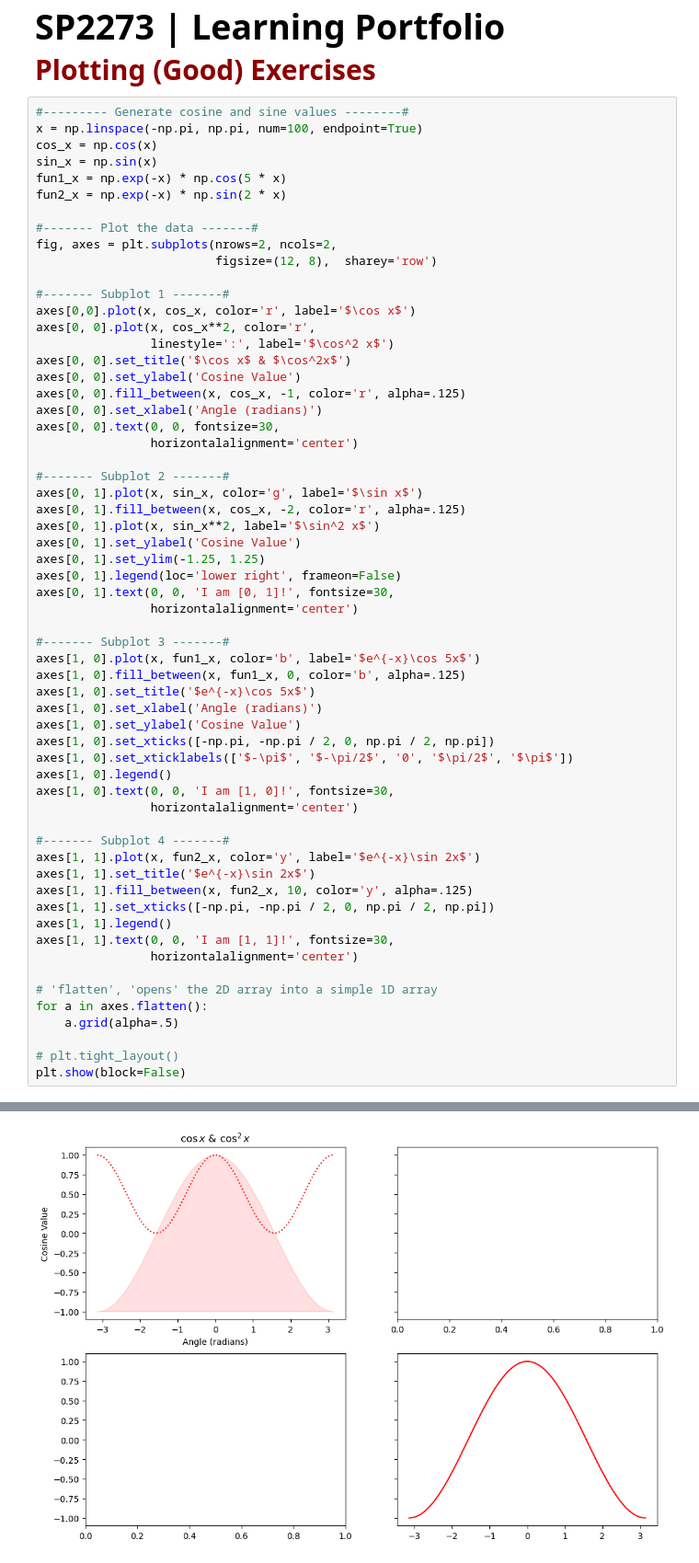
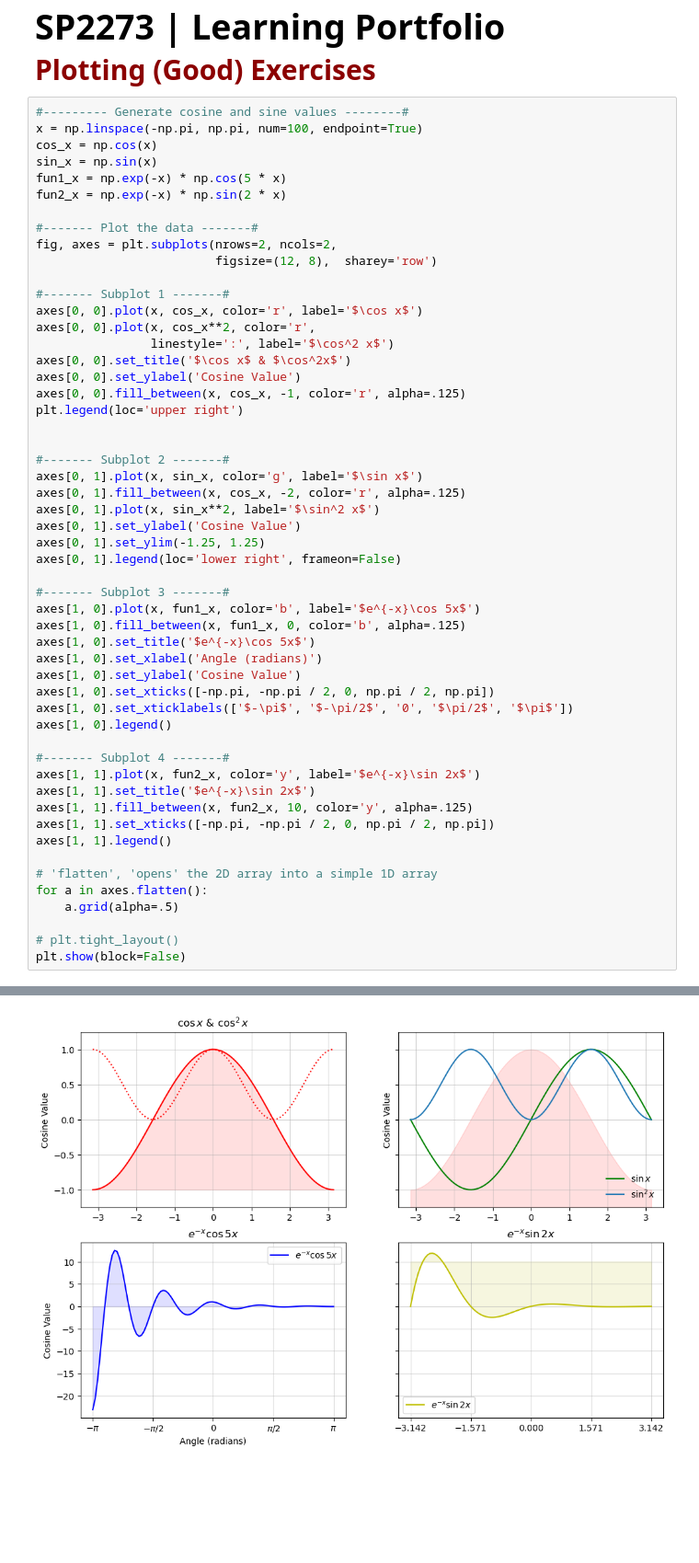
Before and after one commit to SPS-SP2273/learning-portfolio-2025-january-caitlinsylim, a Jupyter notebook: 7.2_plotting__exercises/plotting_(good)_exercises.ipynb, the cells around one changed output, grey strips where cells are left out. Shown at 92% size. Saved outputs shown, nothing was run; the diff lists cells and outputs as text; blank space fills up the shorter version.

Commit message:
11feb_plotting_gd_ex

```diff
--- a/7.2_plotting__exercises/plotting_(good)_exercises.ipynb
+++ b/7.2_plotting__exercises/plotting_(good)_exercises.ipynb
@@ -13,15 +13,14 @@ fig, axes = plt.subplots(nrows=2, ncols=2,
                          figsize=(12, 8),  sharey='row')
 
 #------- Subplot 1 -------#
-axes[0,0].plot(x, cos_x, color='r', label='$\cos x$')
+axes[0, 0].plot(x, cos_x, color='r', label='$\cos x$')
 axes[0, 0].plot(x, cos_x**2, color='r',
                 linestyle=':', label='$\cos^2 x$')
 axes[0, 0].set_title('$\cos x$ & $\cos^2x$')
 axes[0, 0].set_ylabel('Cosine Value')
 axes[0, 0].fill_between(x, cos_x, -1, color='r', alpha=.125)
-axes[0, 0].set_xlabel('Angle (radians)')
-axes[0, 0].text(0, 0, fontsize=30,
-                horizontalalignment='center')
+plt.legend(loc='upper right')
+
 
 #------- Subplot 2 -------#
 axes[0, 1].plot(x, sin_x, color='g', label='$\sin x$')
@@ -30,8 +29,6 @@ axes[0, 1].plot(x, sin_x**2, label='$\sin^2 x$')
 axes[0, 1].set_ylabel('Cosine Value')
 axes[0, 1].set_ylim(-1.25, 1.25)
 axes[0, 1].legend(loc='lower right', frameon=False)
-axes[0, 1].text(0, 0, 'I am [0, 1]!', fontsize=30,
-                horizontalalignment='center')
 
 #------- Subplot 3 -------#
 axes[1, 0].plot(x, fun1_x, color='b', label='$e^{-x}\cos 5x$')
@@ -42,8 +39,6 @@ axes[1, 0].set_ylabel('Cosine Value')
 axes[1, 0].set_xticks([-np.pi, -np.pi / 2, 0, np.pi / 2, np.pi])
 axes[1, 0].set_xticklabels(['$-\pi$', '$-\pi/2$', '0', '$\pi/2$', '$\pi$'])
 axes[1, 0].legend()
-axes[1, 0].text(0, 0, 'I am [1, 0]!', fontsize=30,
-                horizontalalignment='center')
 
 #------- Subplot 4 -------#
 axes[1, 1].plot(x, fun2_x, color='y', label='$e^{-x}\sin 2x$')
@@ -51,8 +46,6 @@ axes[1, 1].set_title('$e^{-x}\sin 2x$')
 axes[1, 1].fill_between(x, fun2_x, 10, color='y', alpha=.125)
 axes[1, 1].set_xticks([-np.pi, -np.pi / 2, 0, np.pi / 2, np.pi])
 axes[1, 1].legend()
-axes[1, 1].text(0, 0, 'I am [1, 1]!', fontsize=30,
-                horizontalalignment='center')
 
 # 'flatten', 'opens' the 2D array into a simple 1D array
 for a in axes.flatten():
@@ -65 +57 @@ TypeError: Axes.text() missing 1 required positional argument: 's'
-[figure, old version]
+[figure, new version]
```
Also changed, not shown: parts of 2 cells of this notebook.
